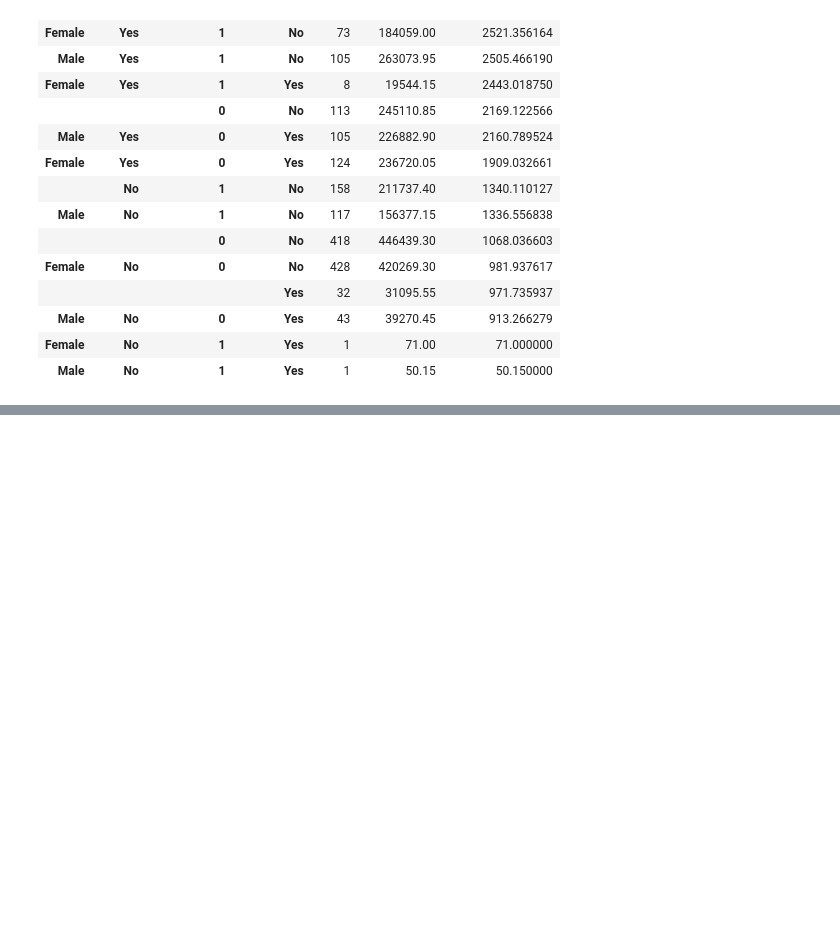
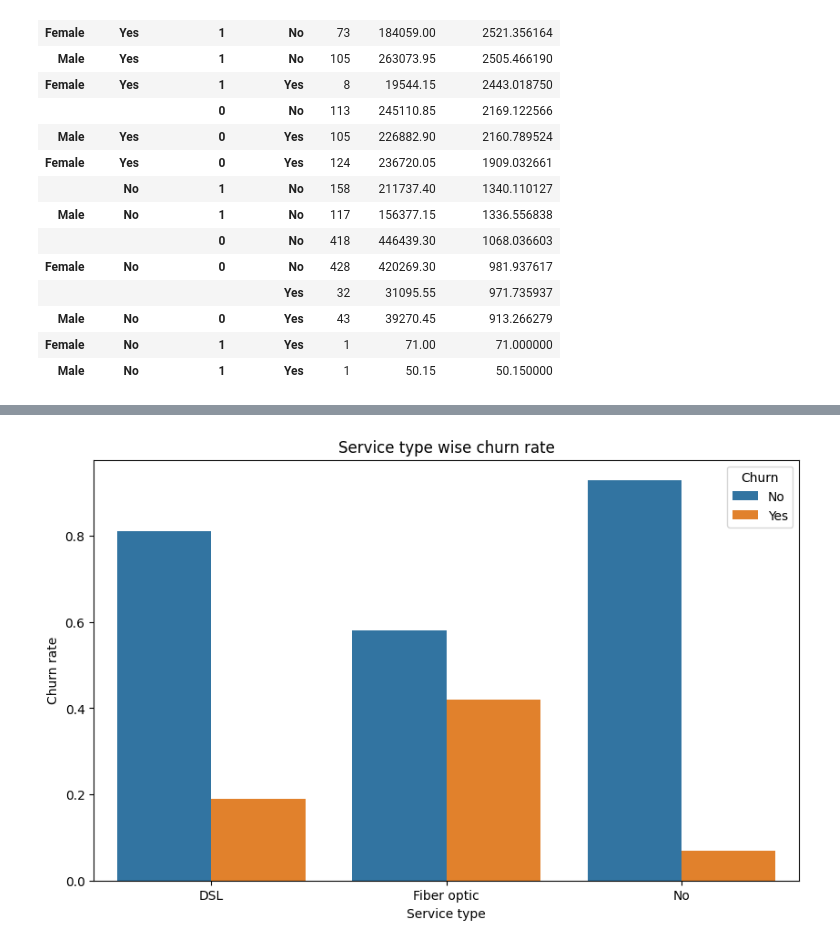
Before and after one commit to apabritamaity/data-analyst-portfolio, a Jupyter notebook: customer-churn-analysis/notebooks/03_EDA.ipynb, the cells around one changed output, grey strips where cells are left out. Cells and saved outputs as stored; diff of their text form; code cells hidden in the pictures; blank space fills up the shorter version.

```diff
--- a/customer-churn-analysis/notebooks/03_EDA.ipynb
+++ b/customer-churn-analysis/notebooks/03_EDA.ipynb
@@ -382,0 +378,5 @@ The analysis indicates that there is a demographic group (Gender: Male, Partner:
+# %%
+## How churn rate vary by internet service type
+service_type_wise_churn_rate = df.groupby(['InternetService'])['Churn'].value_counts(normalize=True).round(2).to_frame()
+
+service_type_wise_churn_rate
@@ -382,0 +392,8 @@ The analysis indicates that there is a demographic group (Gender: Male, Partner:
+# %%
+plt.figure(figsize=(10,6))
+sns.barplot(data=service_type_wise_churn_rate, x='InternetService', y='proportion', hue='Churn')
+plt.title("Service type wise churn rate")
+plt.xlabel("Service type")
+plt.ylabel("Churn rate");
+# %% [output]
+[figure, added]
```
Also changed, not shown: parts of 23 cells of this notebook.
